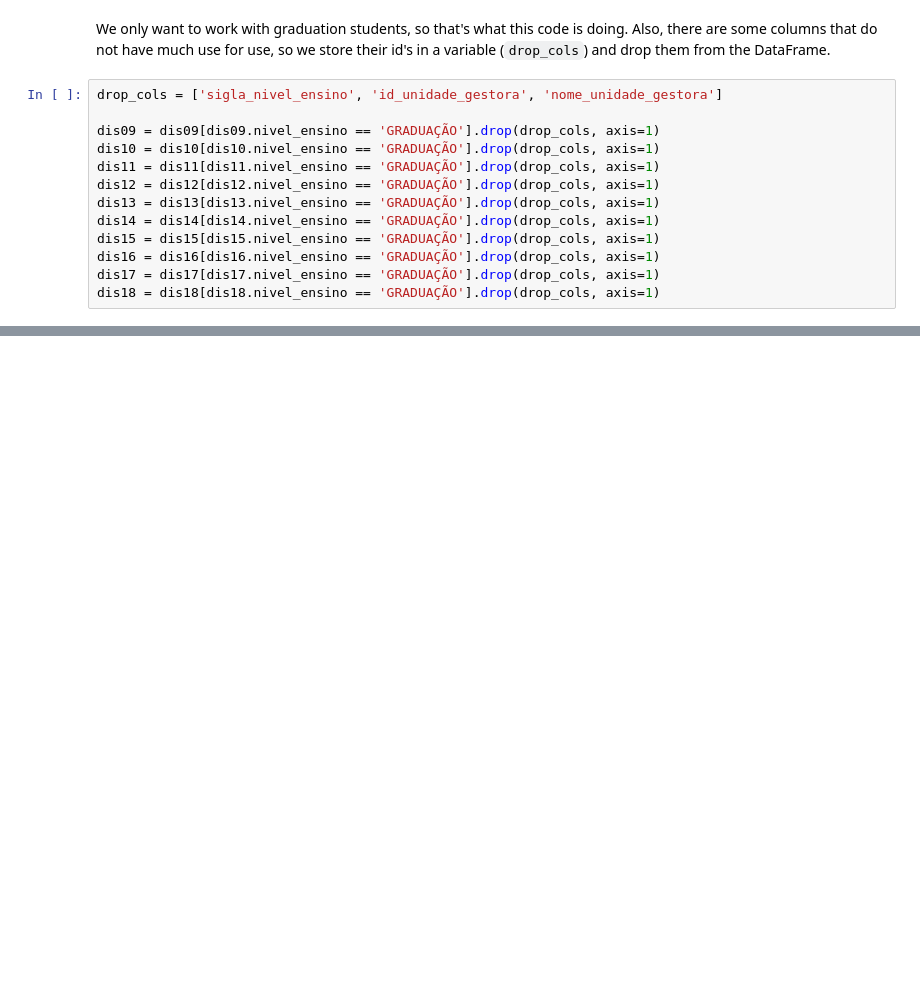
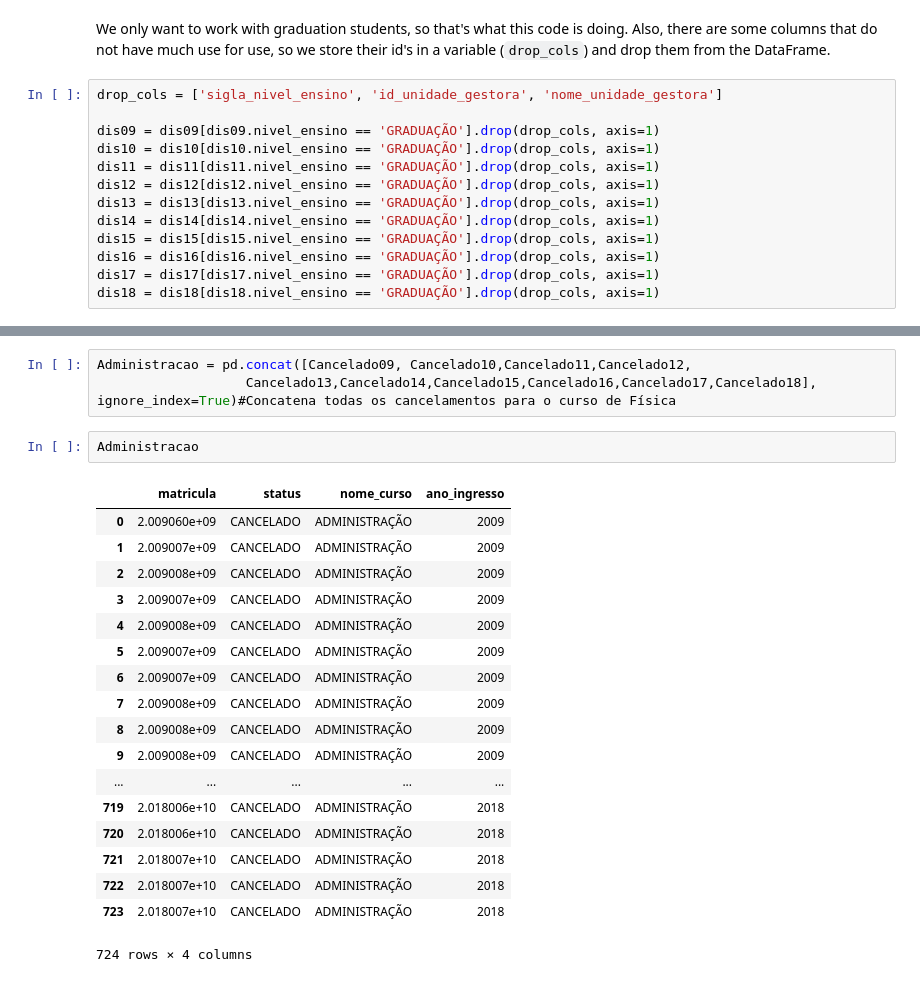
Before and after one commit to bigodel/UFRN-course-analysis, a Jupyter notebook: src/course_analysis.ipynb, the cells around one changed output, grey strips where cells are left out. Cells and saved outputs as stored; diff of their text form; blank space fills up the shorter version.

```diff
--- a/src/course_analysis.ipynb
+++ b/src/course_analysis.ipynb
@@ -32,0 +215,24 @@ dis18 = dis18[dis18.nivel_ensino == 'GRADUAÇÃO'].drop(drop_cols, axis=1)
+# %%
+Administracao = pd.concat([Cancelado09, Cancelado10,Cancelado11,Cancelado12,
+                   Cancelado13,Cancelado14,Cancelado15,Cancelado16,Cancelado17,Cancelado18], ignore_index=True)#Concatena todas os cancelamentos para o curso de Física
+# %%
+Administracao
+# %% [output]
+|  | matricula | status | nome_curso | ano_ingresso |
+| 0 | 2.009060e+09 | CANCELADO | ADMINISTRAÇÃO | 2009 |
+| 1 | 2.009007e+09 | CANCELADO | ADMINISTRAÇÃO | 2009 |
+| 2 | 2.009008e+09 | CANCELADO | ADMINISTRAÇÃO | 2009 |
+| 3 | 2.009007e+09 | CANCELADO | ADMINISTRAÇÃO | 2009 |
+| 4 | 2.009008e+09 | CANCELADO | ADMINISTRAÇÃO | 2009 |
+| 5 | 2.009007e+09 | CANCELADO | ADMINISTRAÇÃO | 2009 |
+| 6 | 2.009007e+09 | CANCELADO | ADMINISTRAÇÃO | 2009 |
+| 7 | 2.009008e+09 | CANCELADO | ADMINISTRAÇÃO | 2009 |
+| 8 | 2.009008e+09 | CANCELADO | ADMINISTRAÇÃO | 2009 |
+| 9 | 2.009008e+09 | CANCELADO | ADMINISTRAÇÃO | 2009 |
+| ... | ... | ... | ... | ... |
+| 719 | 2.018006e+10 | CANCELADO | ADMINISTRAÇÃO | 2018 |
+| 720 | 2.018006e+10 | CANCELADO | ADMINISTRAÇÃO | 2018 |
+| 721 | 2.018007e+10 | CANCELADO | ADMINISTRAÇÃO | 2018 |
+| 722 | 2.018007e+10 | CANCELADO | ADMINISTRAÇÃO | 2018 |
+| 723 | 2.018007e+10 | CANCELADO | ADMINISTRAÇÃO | 2018 |
+724 rows × 4 columns
```
Also changed, not shown: parts of 5 cells of this notebook.
